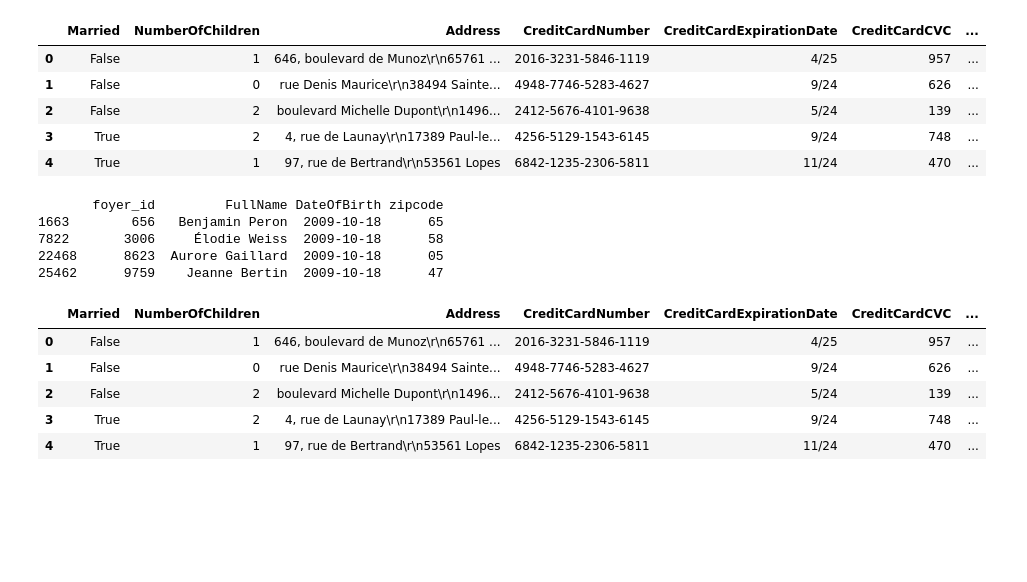
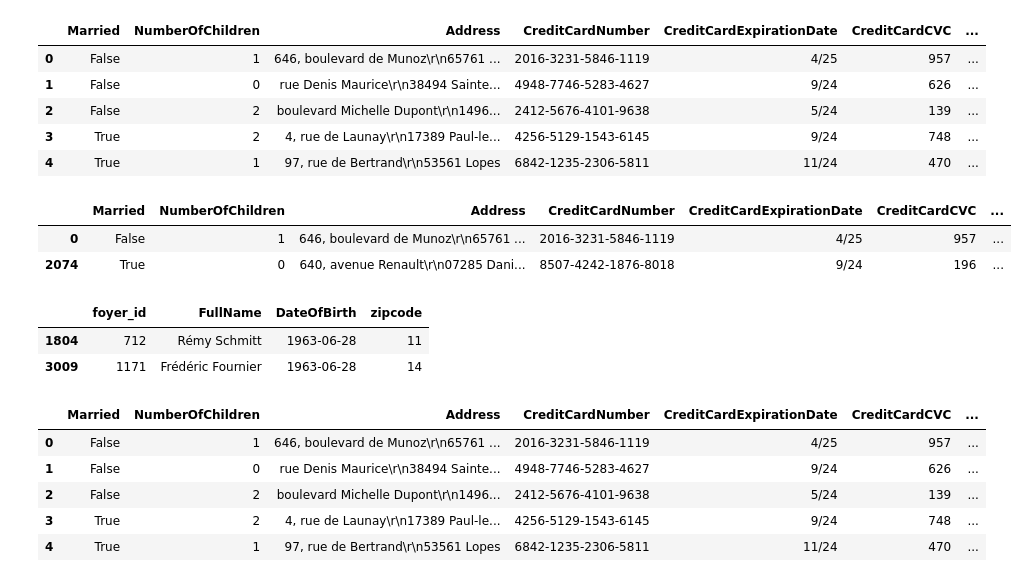
Before and after one commit to iliasslasri/DirectAssurance-Hackathon, a Jupyter notebook: ReIdentification_Sujet/ReIdentification_Sujet_Iliass.ipynb, the cells around one changed output. Drawn from its saved outputs; the diff is of its cells as text; code cells hidden in the pictures; blank space fills up the shorter version.

```diff
--- a/ReIdentification_Sujet/ReIdentification_Sujet_Iliass.ipynb
+++ b/ReIdentification_Sujet/ReIdentification_Sujet_Iliass.ipynb
@@ -123,23 +109,0 @@ foyers_df
-# %%
-def float_age_to_years_months_days(float_age):
-    # Convert the floating-point age to years, months, and days
-    years, remainder = divmod(float_age, 365.25)  # Taking into account leap years
-    months, days = divmod(remainder, 30.44)  # Assuming an average month length of 30.44 days
-
-    # Convert to integers
-    years = int(years)
-    months = int(months)
-    days = int(days)
-
-    return years, months, days
-
-# get the birth year
-
-clients_exo["birth_year"] = clients_exo.apply(lambda row: int(row["DrivingLicenseDateObtained"].split("-")[0]) - row["DrivingLicenseAgeObtained"], axis=1)
-
-clients_exo["date"] = pd.to_datetime(clients_exo["DrivingLicenseDateObtained"])
-
-clients_exo["birth_year"] = clients_exo["birth_year"].astype(int)
-clients_exo.head()
-
-# get the age from DrivingLicenseDateObtained and DrivingLicenseAgeObtained
@@ -178,15 +135,21 @@ clients_exo.head()
 # %%
 foyers_df['DateOfBirth'] = pd.to_datetime(foyers_df['DateOfBirth'])
 
-filtered_df = foyers_df[foyers_df['DateOfBirth'].dt.date == pd.to_datetime('2009-10-18').date()]
+filtered_df = foyers_df[foyers_df['DateOfBirth'].dt.date == pd.to_datetime('1963-06-28').date()]
 
-print(filtered_df)
+clei = clients_exo[clients_exo['birth_year'] == '1963-06-28']
+
+clei
 # %% [output]
-       foyer_id         FullName DateOfBirth zipcode
-1663        656   Benjamin Peron  2009-10-18      65
-7822       3006     Élodie Weiss  2009-10-18      58
-22468      8623  Aurore Gaillard  2009-10-18      05
-25462      9759    Jeanne Bertin  2009-10-18      47
+|  | Married | NumberOfChildren | Address | CreditCardNumber | CreditCardExpirationDate | CreditCardCVC | ... |
+| 0 | False | 1 | 646, boulevard de Munoz\r\n65761 ... | 2016-3231-5846-1119 | 4/25 | 957 | ... |
+| 2074 | True | 0 | 640, avenue Renault\r\n07285 Dani... | 8507-4242-1876-8018 | 9/24 | 196 | ... |
+# %%
+filtered_df
+# %% [output]
+|  | foyer_id | FullName | DateOfBirth | zipcode |
+| 1804 | 712 | Rémy Schmitt | 1963-06-28 | 11 |
+| 3009 | 1171 | Frédéric Fournier | 1963-06-28 | 14 |
 # %%
 clients_exo.head()
 # %% [output]
```
Also changed, not shown: parts of 8 cells of this notebook.
